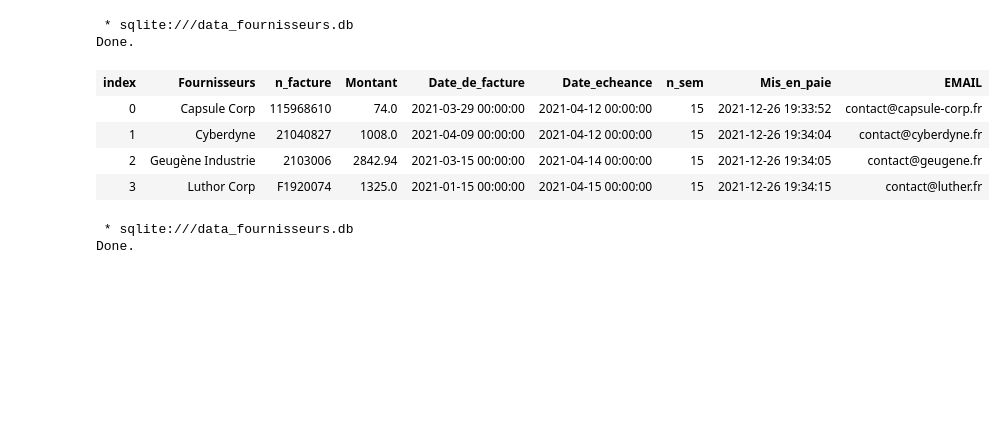
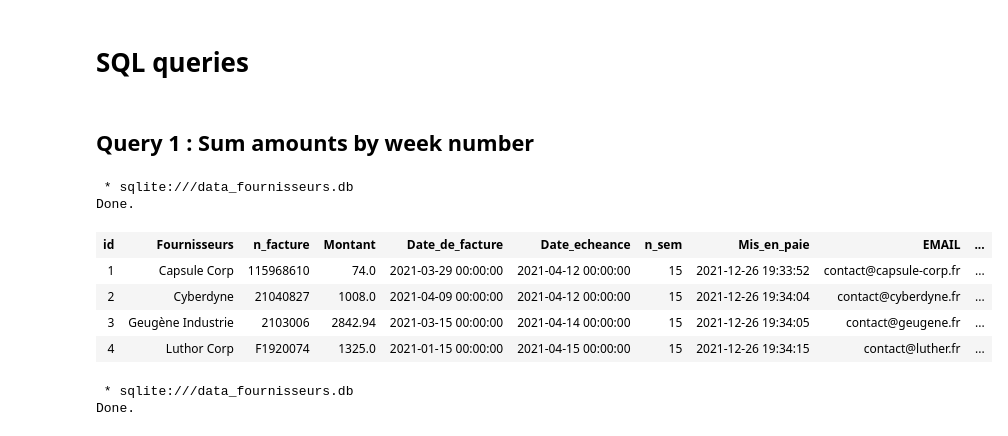
Before and after one commit to kelhoussaini/Data_management, a Jupyter notebook: dataframe_storage_into_SQL_database.ipynb, the cells around one changed output. Drawn from its saved outputs; the diff is of its cells as text; code cells hidden in the pictures; blank space fills up the shorter version.

Commit message:
Store data into a sql database, and make sql queries to get the same result as in 'Extrait' sheet (excel source file)

```diff
--- a/dataframe_storage_into_SQL_database.ipynb
+++ b/dataframe_storage_into_SQL_database.ipynb
@@ -68,3 +141,5 @@ Index(['Fournisseurs', 'n_facture', 'Montant', 'Date_de_facture',
+# %% [markdown]
+# SQL queries
 # %%
 #pip install ipython-sql
 # %%
@@ -76,17 +151,19 @@ df_sql.to_sql('fournisseurs', cnn) # load dataframe 'df' into 'fournisseurs' tab
 # %%
 %sql sqlite:///data_fournisseurs.db
+# %% [markdown]
+## Query 1 : Sum amounts by week number
 # %%
 %%sql
 
-SELECT * FROM fournisseurs LIMIT 4
+SELECT * FROM factures LIMIT 4
 # %% [output]
  * sqlite:///data_fournisseurs.db
 Done.
-| index | Fournisseurs | n_facture | Montant | Date_de_facture | Date_echeance | n_sem | Mis_en_paie | EMAIL |
-| 0 | Capsule Corp | 115968610 | 74.0 | 2021-03-29 00:00:00 | 2021-04-12 00:00:00 | 15 | 2021-12-26 19:33:52 | contact@capsule-corp.fr |
-| 1 | Cyberdyne | 21040827 | 1008.0 | 2021-04-09 00:00:00 | 2021-04-12 00:00:00 | 15 | 2021-12-26 19:34:04 | contact@cyberdyne.fr |
-| 2 | Geugène Industrie | 2103006 | 2842.94 | 2021-03-15 00:00:00 | 2021-04-14 00:00:00 | 15 | 2021-12-26 19:34:05 | contact@geugene.fr |
-| 3 | Luthor Corp | F1920074 | 1325.0 | 2021-01-15 00:00:00 | 2021-04-15 00:00:00 | 15 | 2021-12-26 19:34:15 | contact@luther.fr |
+| id | Fournisseurs | n_facture | Montant | Date_de_facture | Date_echeance | n_sem | Mis_en_paie | EMAIL | ... |
+| 1 | Capsule Corp | 115968610 | 74.0 | 2021-03-29 00:00:00 | 2021-04-12 00:00:00 | 15 | 2021-12-26 19:33:52 | contact@capsule-corp.fr | ... |
+| 2 | Cyberdyne | 21040827 | 1008.0 | 2021-04-09 00:00:00 | 2021-04-12 00:00:00 | 15 | 2021-12-26 19:34:04 | contact@cyberdyne.fr | ... |
+| 3 | Geugène Industrie | 2103006 | 2842.94 | 2021-03-15 00:00:00 | 2021-04-14 00:00:00 | 15 | 2021-12-26 19:34:05 | contact@geugene.fr | ... |
+| 4 | Luthor Corp | F1920074 | 1325.0 | 2021-01-15 00:00:00 | 2021-04-15 00:00:00 | 15 | 2021-12-26 19:34:15 | contact@luther.fr | ... |
 # %%
 %%sql
 SELECT Fournisseurs, Montant, n_facture
```
Also changed, not shown: parts of 50 cells of this notebook.
